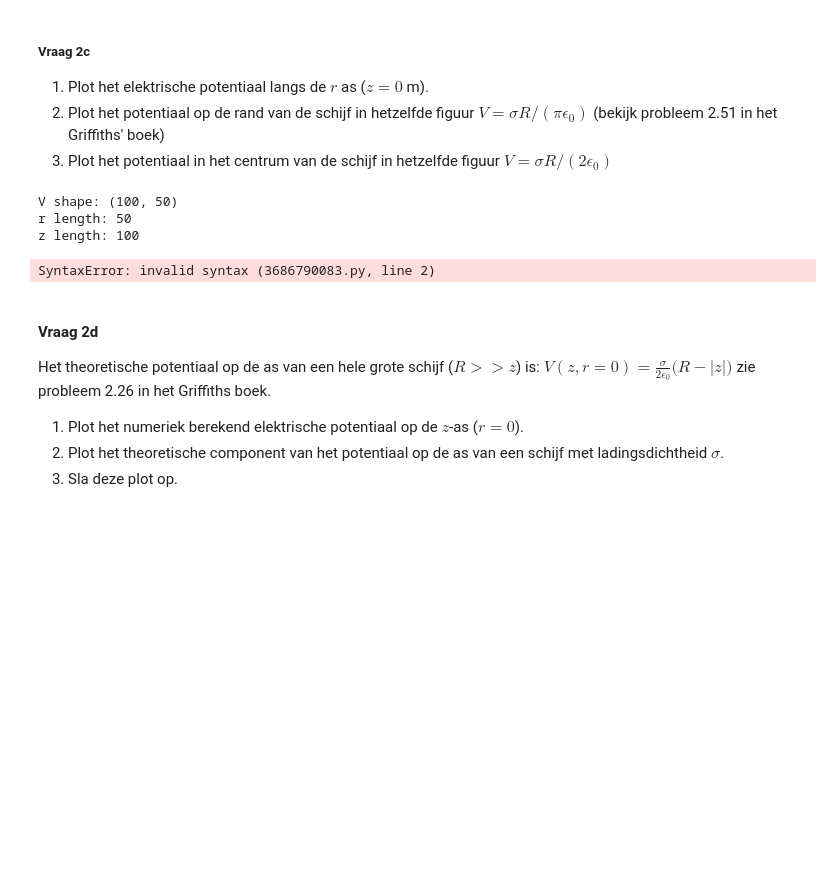
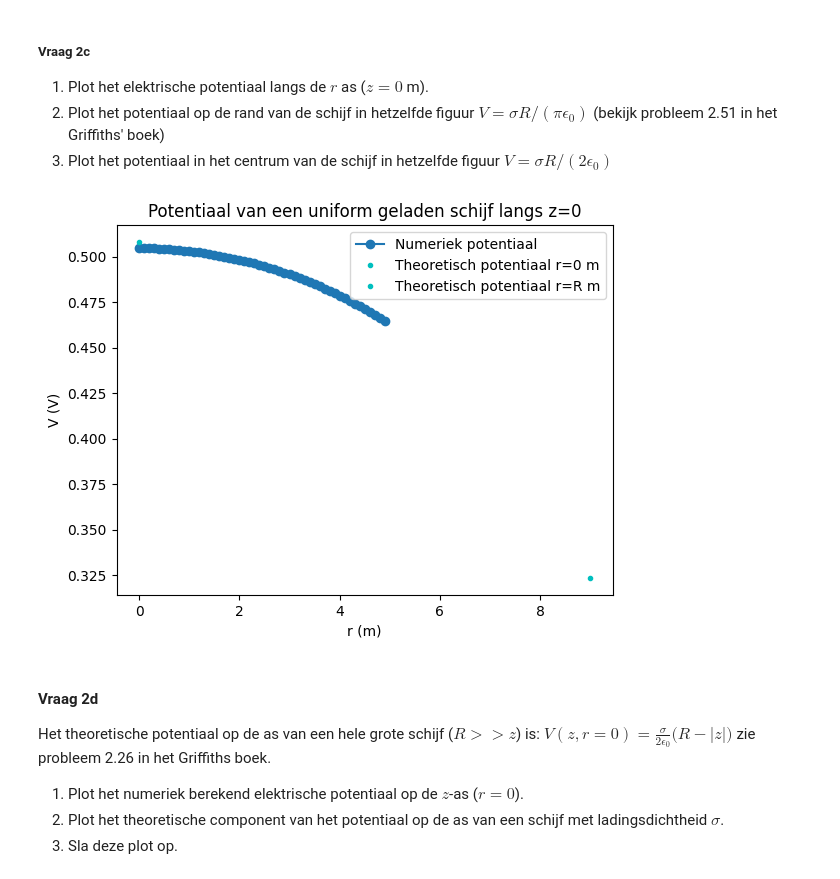
Before and after one commit to zalwani/opdrachten-DEF-D, a Jupyter notebook: DigitaleOntwerpopdrachten/1CondensatorOpdracht/CondensatorOntwerpopdracht.ipynb, the cells around one changed output. Cells and saved outputs as stored; diff of their text form; code cells hidden in the pictures; blank space fills up the shorter version.

```diff
--- a/DigitaleOntwerpopdrachten/1CondensatorOpdracht/CondensatorOntwerpopdracht.ipynb
+++ b/DigitaleOntwerpopdrachten/1CondensatorOpdracht/CondensatorOntwerpopdracht.ipynb
@@ -232,32 +230,28 @@ Ladingsdichtheid sigma = 9.949e-13 C/m^2
 2. Plot het potentiaal op de rand van de schijf in hetzelfde figuur $V = \sigma R/(\pi \epsilon_0)$
 (bekijk probleem 2.51 in het Griffiths' boek)
 3. Plot het potentiaal in het centrum van de schijf in hetzelfde figuur $V = \sigma R/(2 \epsilon_0)$
-# %%
-print("V shape:", V.shape)
-print("r length:", len(r))
-print("z length:", len(z))
-# %% [output]
-V shape: (100, 50)
-r length: 50
-z length: 100
 # %%
-# Vul deze code aan zodat deze vraag 2.3 beantwoord.
-idx_z_zero =
+# index van z = 0
+idx_z_zero = np.argmin(np.abs(z))
 
-V_0 =  # potentiaal op r = 0
+# numeriek potentiaal langs r-as (z=0)
+V_r = V[idx_z_zero, :]
 
-V_R =  # potentiaal op de straal van de schijf
-r_R =  # straal van de schijf
+# theoretische waarden
+V_0 = sigma * disk_radius / (2 * epsilon0)      # potentiaal in centrum
+V_R = sigma * disk_radius / (np.pi * epsilon0)  # potentiaal op rand
+r_R = disk_radius
 
-plt.title(f"Jullie titel")
-plt.plot(r, V, "o-", label="numeriek potentiaal")
-plt.plot(0, V_0, "c.", label="theoretisch potentiaal $r$=0 m")
-plt.plot(r_R, V_R, "c.", label="theoretisch potentiaal $r$=$R$ m")
+plt.title("Potentiaal van een uniform geladen schijf langs z=0")
+plt.plot(r, V_r, "o-", label="Numeriek potentiaal")
+plt.plot(0, V_0, "c.", label="Theoretisch potentiaal r=0 m")
+plt.plot(r_R, V_R, "c.", label="Theoretisch potentiaal r=R m")
 plt.legend()
-plt.xlabel("Een relevante eenheid")
-plt.ylabel("Een relevante eenheid")
+plt.xlabel("r (m)")
+plt.ylabel("V (V)")
+plt.show()
 # %% [output]
-SyntaxError: invalid syntax (3686790083.py, line 2)
+[figure, added]
 # %% [markdown]
 #### Vraag 2d
 
```
Also changed, not shown: parts of 11 cells of this notebook, 4 other files.
